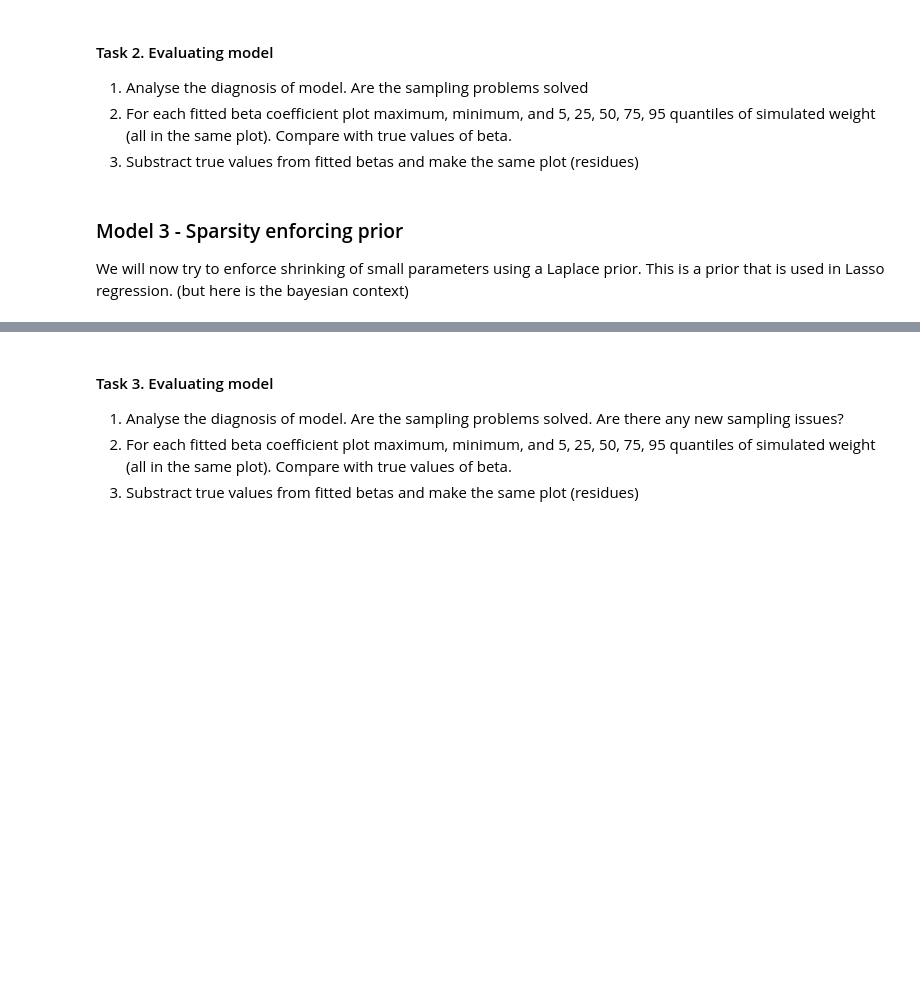
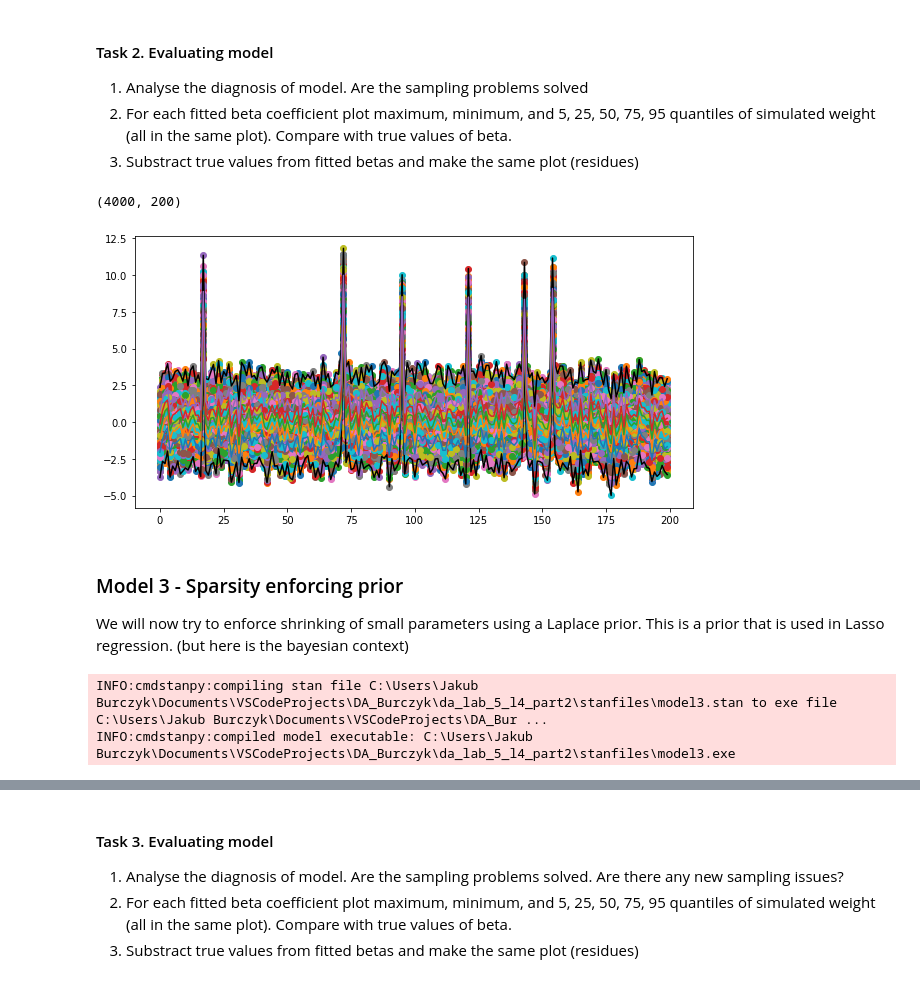
Before and after one commit to JakubBurczyk/DA_Burczyk, a Jupyter notebook: da_lab_5_l4_part2/sparsity.ipynb, the cells around one changed output, grey strips where cells are left out. Saved outputs shown, nothing was run; the diff lists cells and outputs as text; code cells hidden in the pictures; blank space fills up the shorter version.

```diff
--- a/da_lab_5_l4_part2/sparsity.ipynb
+++ b/da_lab_5_l4_part2/sparsity.ipynb
@@ -183,11 +227,52 @@ print(fit_reg.diagnose())
 1. Analyse the diagnosis of model. Are the sampling problems solved
 2. For each fitted beta coefficient plot maximum, minimum, and 5, 25, 50, 75, 95 quantiles of simulated weight (all in the same plot). Compare with true values of beta.
 3. Substract true values from fitted betas and make the same plot (residues)
+# %%
+draws_fit_reg=fit_reg.draws_pd()
+draws_fit_reg_iloc=draws_fit_reg.iloc[:, 7:207]
+print((draws_fit_reg_iloc.shape))
+
+l=[]
+x=[]
+mini=[]
+maxi=[]
+quantiles = {5:[], 25:[], 50: [], 75: [], 95: []}
+i = 0
+for col in draws_fit_reg_iloc:
+    beta = draws_fit_reg_iloc[col]
+    beta = np.array(beta.tolist()) - beta_s[0][i]
+    l.append(beta)
+    x.append(np.linspace(i,i,num=len(beta)))
+
+    mini.append(np.quantile(beta,0))
+    maxi.append(np.quantile(beta,1))
+    quantiles[5].append(np.quantile(beta,0.05))
+    quantiles[25].append(np.quantile(beta,0.25))
+    quantiles[50].append(np.quantile(beta,0.50))
+    quantiles[75].append(np.quantile(beta,0.75))
+    quantiles[95].append(np.quantile(beta,0.95))
+
+    i += 1
+
+plt.figure(figsize=(10,5))
+plt.plot(x,l,'o')
+plt.plot(mini,'k')
+plt.plot(maxi,'k')
+
+for quant in quantiles:
+    plt.plot(quantiles[quant])
+plt.show()
+# %% [output]
+(4000, 200)
+[figure, added]
 # %% [markdown]
 ### Model 3 -  Sparsity enforcing prior
 
 We will now try to enforce shrinking of small parameters using a Laplace prior. This is a prior that is used in Lasso regression. (but here is the bayesian context)
 # %%
-model_lap = CmdStanModel(stan_file = 'model3.stan')
+model_lap = CmdStanModel(stan_file = 'stanfiles/model3.stan')
+# %% [output]
+INFO:cmdstanpy:compiling stan file C:\Users\Jakub Burczyk\Documents\VSCodeProjects\DA_Burczyk\da_lab_5_l4_part2\stanfiles\model3.stan to exe file C:\Users\Jakub Burczyk\Documents\VSCodeProjects\DA_Bur ...
+INFO:cmdstanpy:compiled model executable: C:\Users\Jakub Burczyk\Documents\VSCodeProjects\DA_Burczyk\da_lab_5_l4_part2\stanfiles\model3.exe
 # %%
 fit_lap = model_lap.sample(data=data_for_inference,seed=seed,adapt_delta=0.99,max_treedepth=12) #sampling problematic some parameters have to be adjusted
```
Also changed, not shown: parts of 13 cells of this notebook, 3 other files.
